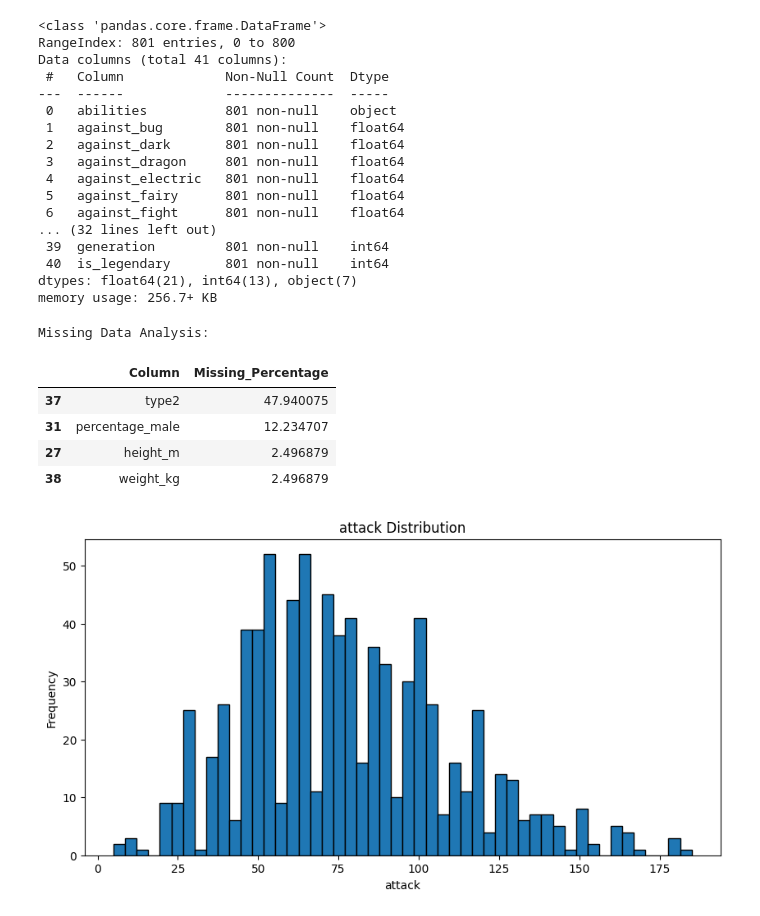
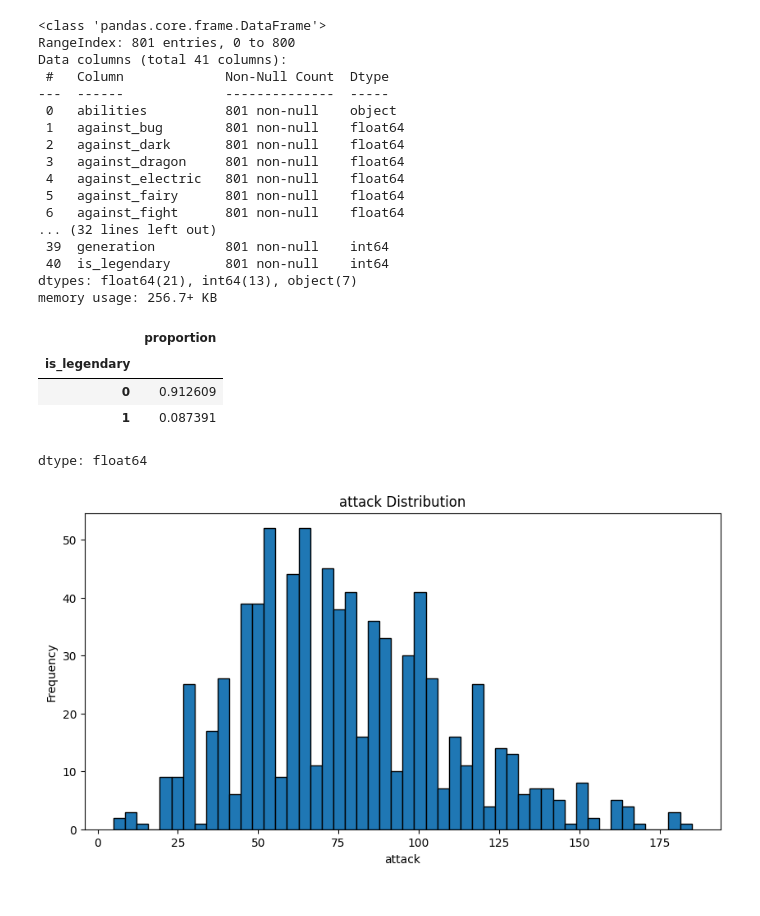
Before and after one commit to ibaame/kaust, a Jupyter notebook: Exercises/day_1/Day1_exercise.ipynb, the cells around one changed output. Saved outputs shown, nothing was run; the diff lists cells and outputs as text; code cells hidden in the pictures.

```diff
--- a/Exercises/day_1/Day1_exercise.ipynb
+++ b/Exercises/day_1/Day1_exercise.ipynb
@@ -73,23 +75,14 @@ memory usage: 256.7+ KB
 # %%
 # TODO: Check for target imbalance
 # Hint: the target column is 'is_legendary'
 # YOUR CODE HERE
-missing_percentage = (df_pokemon.isnull().sum() / len(df_pokemon)) * 100
-missing_data = pd.DataFrame({
-    'Column': missing_percentage.index,
-    'Missing_Percentage': missing_percentage.values
-})
-missing_data = missing_data[missing_data['Missing_Percentage'] > 0].sort_values('Missing_Percentage', ascending=False)
-
-print("Missing Data Analysis:")
-missing_data.head(10)
+df_pokemon['is_legendary'].value_counts(normalize=True)
 # %% [output]
+|  | proportion |
+| is_legendary |  |
+| 0 | 0.912609 |
+| 1 | 0.087391 |
-Missing Data Analysis:
+dtype: float64
-|  | Column | Missing_Percentage |
-| 37 | type2 | 47.940075 |
-| 31 | percentage_male | 12.234707 |
-| 27 | height_m | 2.496879 |
-| 38 | weight_kg | 2.496879 |
 # %%
 # TODO: Plot distribution of the stats (e.g., 'attack')
 # YOUR CODE HERE
```
Also changed, not shown: parts of 10 cells of this notebook.
